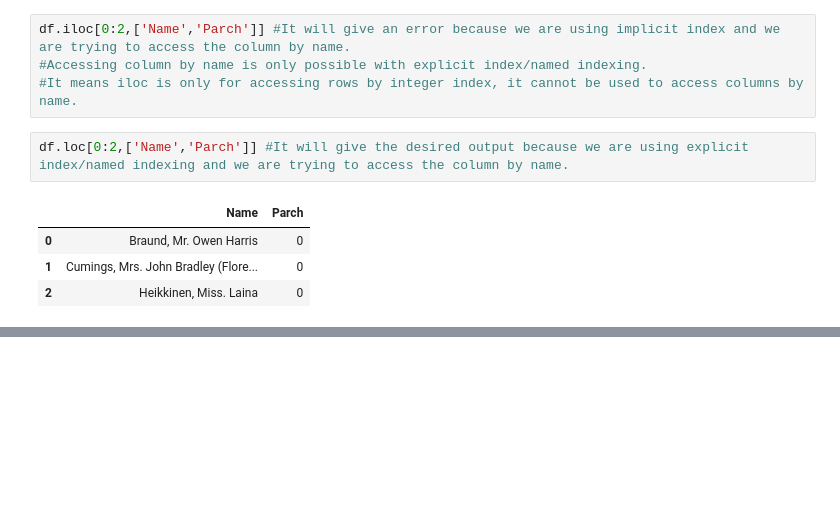
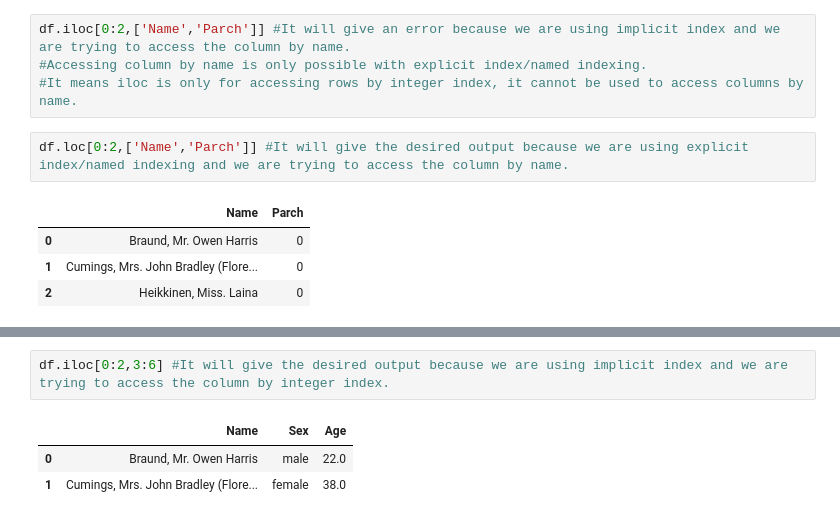
Before and after one commit to pashupatinathvidyarthi/Data-Analytics, a Jupyter notebook: Pandas/Pandas_03.ipynb, the cells around one changed output, grey strips where cells are left out. Saved outputs shown, nothing was run; the diff lists cells and outputs as text; blank space fills up the shorter version.

```diff
--- a/Pandas/Pandas_03.ipynb
+++ b/Pandas/Pandas_03.ipynb
@@ -104,0 +121,6 @@ df.loc[0:2,['Name','Parch']] #It will give the desired output because we are usi
+# %%
+df.iloc[0:2,3:6] #It will give the desired output because we are using implicit index and we are trying to access the column by integer index.
+# %% [output]
+|  | Name | Sex | Age |
+| 0 | Braund, Mr. Owen Harris | male | 22.0 |
+| 1 | Cumings, Mrs. John Bradley (Flore... | female | 38.0 |
```
Also changed, not shown: parts of 4 cells of this notebook.
